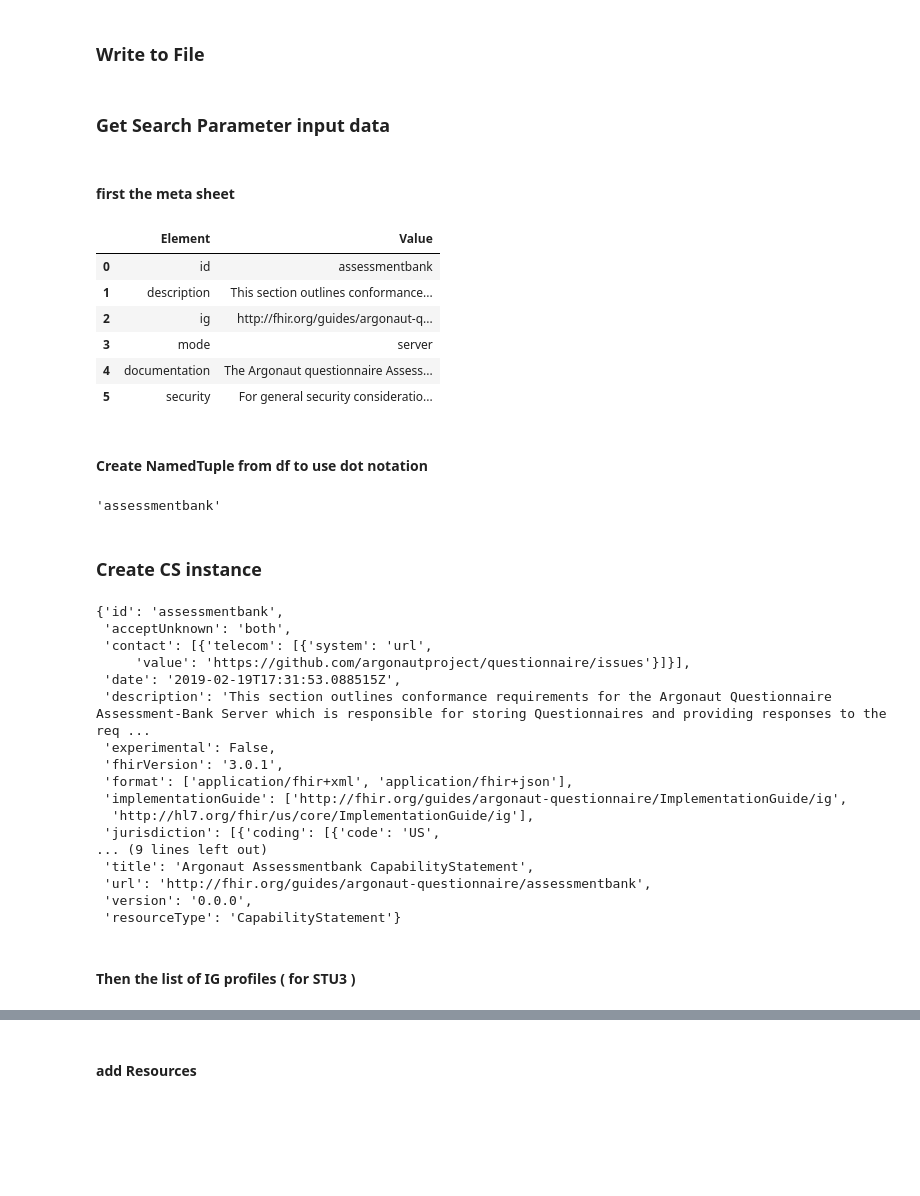
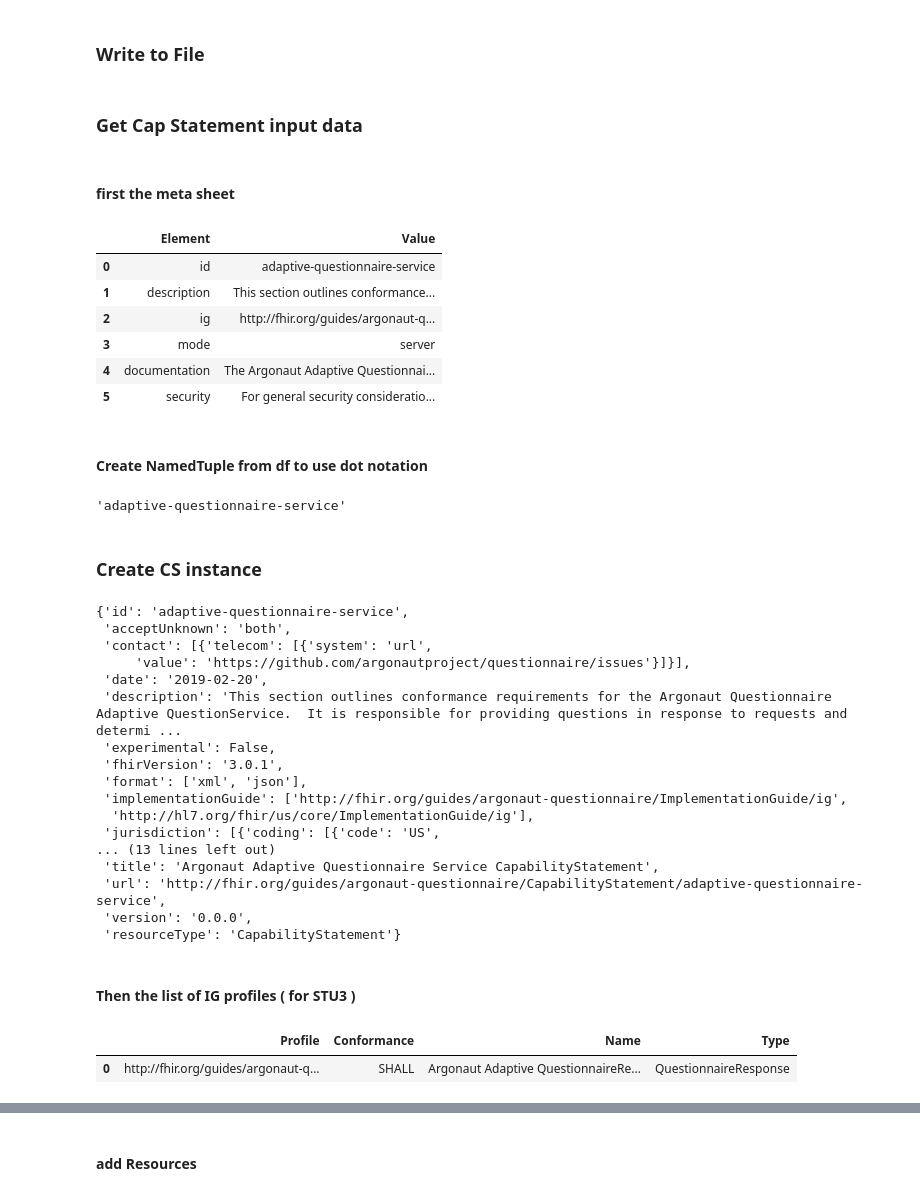
Before and after one commit to Healthedata1/MyNotebooks, a Jupyter notebook: CapStatement/CapStatement_Maker.ipynb, the cells around one changed output, grey strips where cells are left out. Cells and saved outputs as stored; diff of their text form; code cells hidden in the pictures; blank space fills up the shorter version.

```diff
--- a/CapStatement/CapStatement_Maker.ipynb
+++ b/CapStatement/CapStatement_Maker.ipynb
@@ -155,30 +152,33 @@ def validate(r):
     with open(f'{Path(out_path)}/{name}.json', 'w') as f:
         f.write(data)
 # %% [markdown]
-### Get Search Parameter input data
+### Get Cap Statement input data
 # %% [markdown]
 #### first the meta sheet
 # %%
 #in_path = Path('/Users/ehaas/Documents/FHIR/pyfhir/test/')
 in_path =''
 #out_path = '/Users/ehaas/Documents/FHIR/pyfhir/test/'
 out_path=''
 #out_path = Path("C:/Users/Eric/Documents/Jan_2019_FHIR_Experience")
 
-in_file = ['AssBank']
+#in_file = 'AssBank'
+#in_file = 'AnsBank'
+#in_file = 'EHRProvider'
+in_file = 'AdaptService'
 
-xls = ExcelFile(f'{in_path}{in_file[0]}.xlsx')
+xls = ExcelFile(f'{in_path}{in_file}.xlsx')
 df = read_excel(xls,'meta',na_filter = False)
 
 
 df
 # %% [output]
 |  | Element | Value |
-| 0 | id | assessmentbank |
+| 0 | id | adaptive-questionnaire-service |
 | 1 | description | This section outlines conformance... |
 | 2 | ig | http://fhir.org/guides/argonaut-q... |
 | 3 | mode | server |
-| 4 | documentation | The Argonaut questionnaire Assess... |
+| 4 | documentation | The Argonaut Adaptive Questionnai... |
 | 5 | security | For general security consideratio... |
 # %% [markdown]
 #### Create NamedTuple from df to use dot notation
@@ -188,5 +188,5 @@ meta = namedtuple("Meta", d.keys())(*d.values())
 
 meta.id
 # %% [output]
-'assessmentbank'
+'adaptive-questionnaire-service'
 # %% [markdown]
@@ -193,8 +194,22 @@ meta.id
 ### Create CS instance
 # %%
+def get_op():
+    op_list = []
+    df_op = read_excel(xls,'ops',na_filter = False)
+    for i in df_op.itertuples(index=True):
+        op = CS.CapabilityStatementRestOperation()
+        op.name = i.name
+        ref = FR.FHIRReference()
+        ref.reference = f'{canon}OperationDefinition/{i.name}'
+        op.definition = ref
+        op.extension = get_conf(i.conf)
+        op_list.append(op)
+    return op_list
+
+
 cs = CS.CapabilityStatement()
 cs.id = meta.id
-cs.url = f'{canon}{meta.id}'
+cs.url = f'{canon}CapabilityStatement/{meta.id}'
 cs.version = '0.0.0'  # placeholder changed by build
 cs.name = snakecase(meta.id)
 cs.title = f'{pre} {titlecase(meta.id)} {cs.resource_type}'
@@ -209,8 +224,8 @@ cs.kind = 'requirements'
 cs.fhirVersion = '3.0.1'
 cs.acceptUnknown = 'both'
 cs.format = [
-    "application/fhir+xml",
-    "application/fhir+json"
+    "xml",
+    "json"
   ]
 cs.patchFormat = [
     "application/json-patch+json",
@@ -223,30 +238,37 @@ rest = CS.CapabilityStatementRest(dict(
         description = meta.security
         )
     ))
+rest.operation = get_op()
 cs.rest = [rest]
 
 
-
-
 cs.as_json()
 # %% [output]
-{'id': 'assessmentbank',
+{'id': 'adaptive-questionnaire-service',
  'acceptUnknown': 'both',
  'contact': [{'telecom': [{'system': 'url',
      'value': 'https://github.com/argonautproject/questionnaire/issues'}]}],
- 'date': '2019-02-19T17:31:53.088515Z',
- 'description': 'This section outlines conformance requirements for the Argonaut Questionnaire Assessment-Bank Server which is responsible for storing Questionnaires and providing responses to the req ...
+ 'date': '2019-02-20',
+ 'description': 'This section outlines conformance requirements for the Argonaut Questionnaire Adaptive QuestionService.  It is responsible for providing questions in response to requests and  determi ...
  'experimental': False,
  'fhirVersion': '3.0.1',
- 'format': ['application/fhir+xml', 'application/fhir+json'],
+ 'format': ['xml', 'json'],
  'implementationGuide': ['http://fhir.org/guides/argonaut-questionnaire/ImplementationGuide/ig',
   'http://hl7.org/fhir/us/core/ImplementationGuide/ig'],
  'jurisdiction': [{'coding': [{'code': 'US',
-... (9 lines left out)
- 'title': 'Argonaut Assessmentbank CapabilityStatement',
- 'url': 'http://fhir.org/guides/argonaut-questionnaire/assessmentbank',
+... (13 lines left out)
+ 'title': 'Argonaut Adaptive Questionnaire Service CapabilityStatement',
+ 'url': 'http://fhir.org/guides/argonaut-questionnaire/CapabilityStatement/adaptive-questionnaire-service',
  'version': '0.0.0',
  'resourceType': 'CapabilityStatement'}
 # %% [markdown]
 #### Then the list of IG profiles ( for STU3 )
+# %%
+xls = ExcelFile(f'{in_path}{in_file}.xlsx')
+df = read_excel(xls,'profiles',na_filter = False)
+
+df
+# %% [output]
+|  | Profile | Conformance | Name | Type |
+| 0 | http://fhir.org/guides/argonaut-q... | SHALL | Argonaut Adaptive QuestionnaireRe... | QuestionnaireResponse |
 # %%
```
Also changed, not shown: parts of 18 cells of this notebook, 8 other files.
